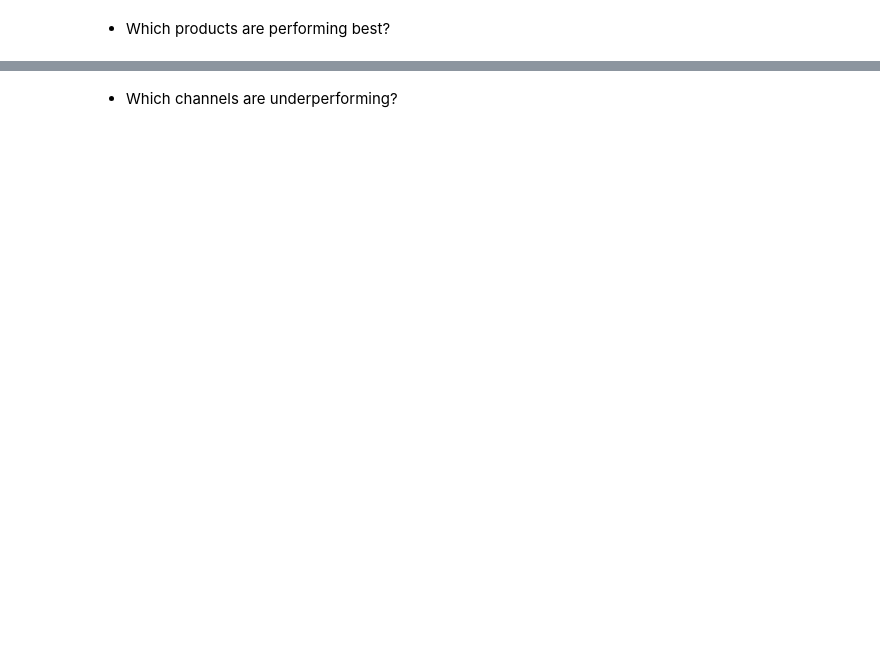
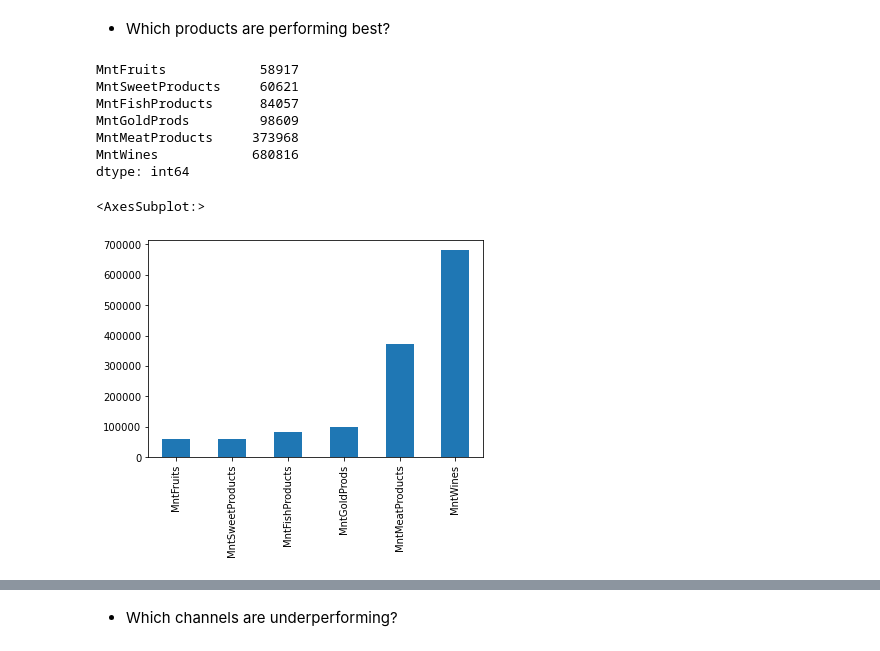
Before and after one commit to DamonReyes/Portfolio_Projects, a Jupyter notebook: Python/Marketing Analytics Project.ipynb, the cells around one changed output, grey strips where cells are left out. Saved outputs shown, nothing was run; the diff lists cells and outputs as text; code cells hidden in the pictures; blank space fills up the shorter version.

```diff
--- a/Python/Marketing Analytics Project.ipynb
+++ b/Python/Marketing Analytics Project.ipynb
@@ -742,2 +792,19 @@ og.to_excel(r'C:\Users\steve\Documents\MAP.xlsx')
 # %% [markdown]
 - Which products are performing best?
+# %%
+ppp = og[['MntWines', 'MntFruits', 'MntMeatProducts', 'MntFishProducts', 'MntSweetProducts', 'MntGoldProds']].sum().sort_values(ascending=True)
+print(ppp)
+ppp.plot(kind='bar')
+#MntWines
+#MntMeatProducts
+#MntGoldProds
+# %% [output]
+MntFruits            58917
+MntSweetProducts     60621
+MntFishProducts      84057
+MntGoldProds         98609
+MntMeatProducts     373968
+MntWines            680816
+dtype: int64
+<AxesSubplot:>
+[figure, added]
```
Also changed, not shown: parts of 7 cells of this notebook.
